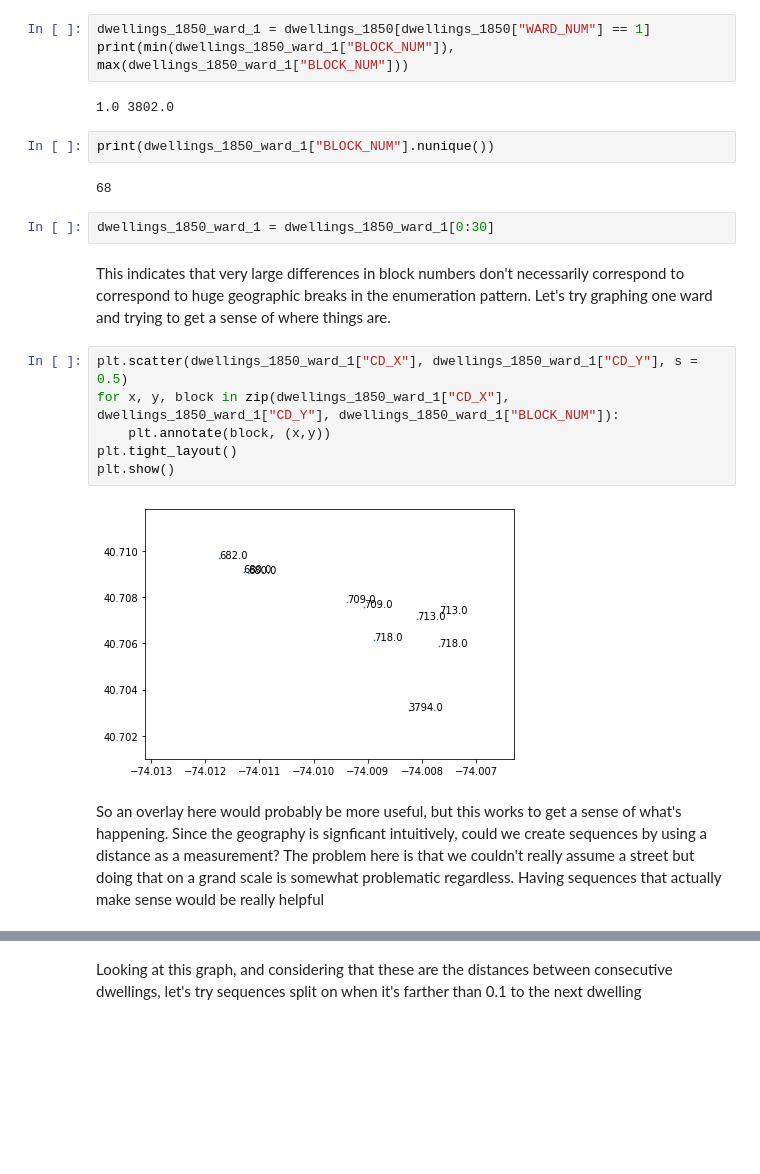
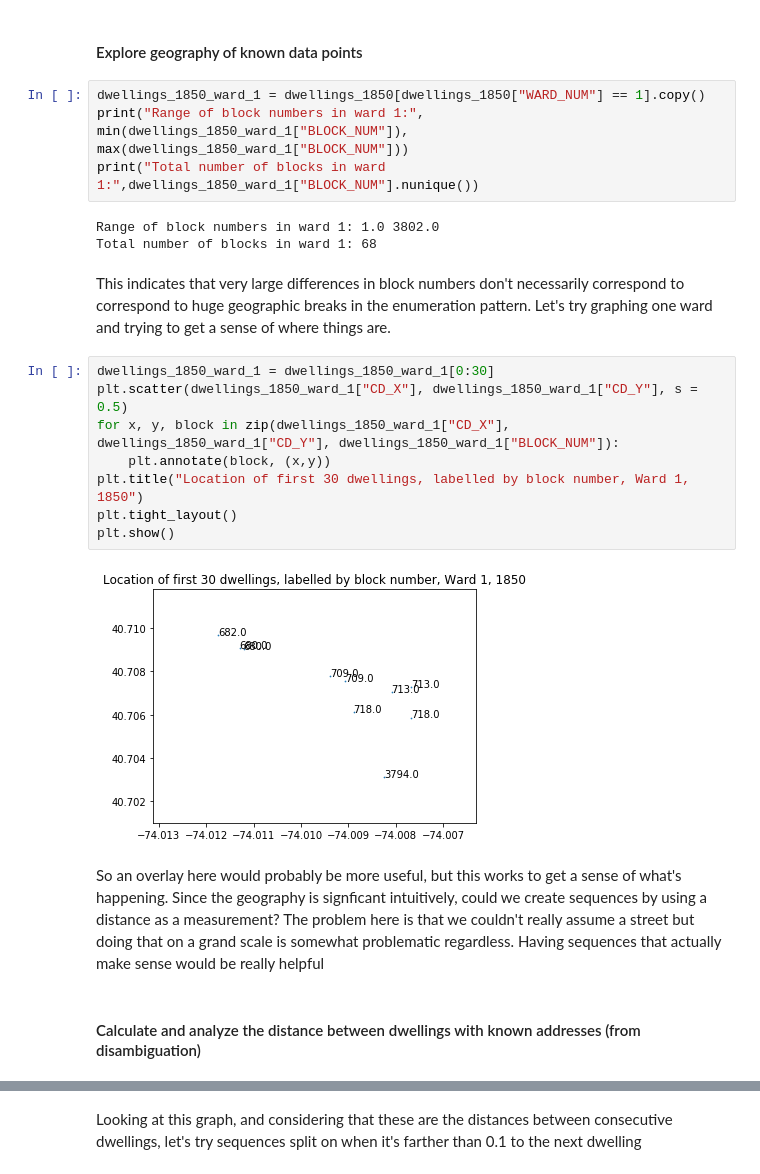
Before and after one commit to CenterForSpatialResearch/hnyc-spatial-linkage, a Jupyter notebook: interpolation_notebooks/Concepts_and_Development/Developing Distance Based Sequences.ipynb, the cells around one changed output, grey strips where cells are left out. Saved outputs shown, nothing was run; the diff lists cells and outputs as text; blank space fills up the shorter version.

```diff
--- a/Interpolation/Examining Sequence Patterns.ipynb
+++ b/interpolation_notebooks/Concepts_and_Development/Developing Distance Based Sequences.ipynb
@@ -41,24 +39,26 @@ memory usage: 5.0+ MB
+# %% [markdown]
+#### Explore geography of known data points
 # %%
-dwellings_1850_ward_1 = dwellings_1850[dwellings_1850["WARD_NUM"] == 1]
-print(min(dwellings_1850_ward_1["BLOCK_NUM"]), max(dwellings_1850_ward_1["BLOCK_NUM"]))
+dwellings_1850_ward_1 = dwellings_1850[dwellings_1850["WARD_NUM"] == 1].copy()
+print("Range of block numbers in ward 1:", min(dwellings_1850_ward_1["BLOCK_NUM"]), max(dwellings_1850_ward_1["BLOCK_NUM"]))
+print("Total number of blocks in ward 1:",dwellings_1850_ward_1["BLOCK_NUM"].nunique())
 # %% [output]
-1.0 3802.0
+Range of block numbers in ward 1: 1.0 3802.0
+Total number of blocks in ward 1: 68
-# %%
-print(dwellings_1850_ward_1["BLOCK_NUM"].nunique())
-# %% [output]
-68
-# %%
-dwellings_1850_ward_1 = dwellings_1850_ward_1[0:30]
 # %% [markdown]
 This indicates that very large differences in block numbers don't necessarily correspond to correspond to huge geographic breaks in the enumeration pattern. Let's try graphing one ward and trying to get a sense of where things are.
 # %%
+dwellings_1850_ward_1 = dwellings_1850_ward_1[0:30]
 plt.scatter(dwellings_1850_ward_1["CD_X"], dwellings_1850_ward_1["CD_Y"], s = 0.5)
 for x, y, block in zip(dwellings_1850_ward_1["CD_X"], dwellings_1850_ward_1["CD_Y"], dwellings_1850_ward_1["BLOCK_NUM"]):
     plt.annotate(block, (x,y))
+plt.title("Location of first 30 dwellings, labelled by block number, Ward 1, 1850")
 plt.tight_layout()
 plt.show()
 # %% [output]
-[figure, old version]
+[figure, new version]
 # %% [markdown]
 So an overlay here would probably be more useful, but this works to get a sense of what's happening. Since the geography is signficant intuitively, could we create sequences by using a distance as a measurement? The problem here is that we couldn't really assume a street but doing that on a grand scale is somewhat problematic regardless. Having sequences that actually make sense would be really helpful
+# %% [markdown]
+#### Calculate and analyze the distance between dwellings with known addresses (from disambiguation)
 # %%
```
Also changed, not shown: parts of 77 cells of this notebook, 14 other files.
